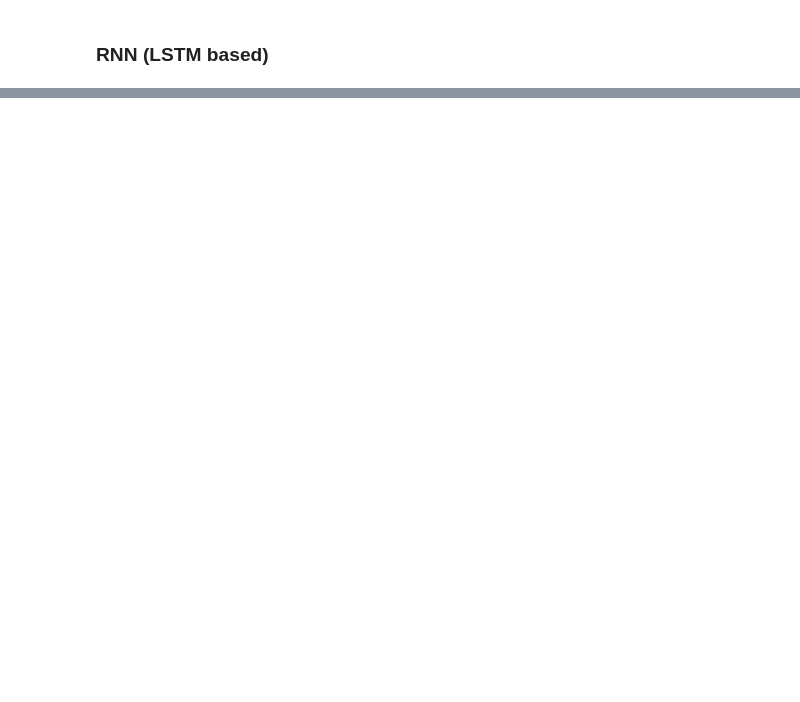
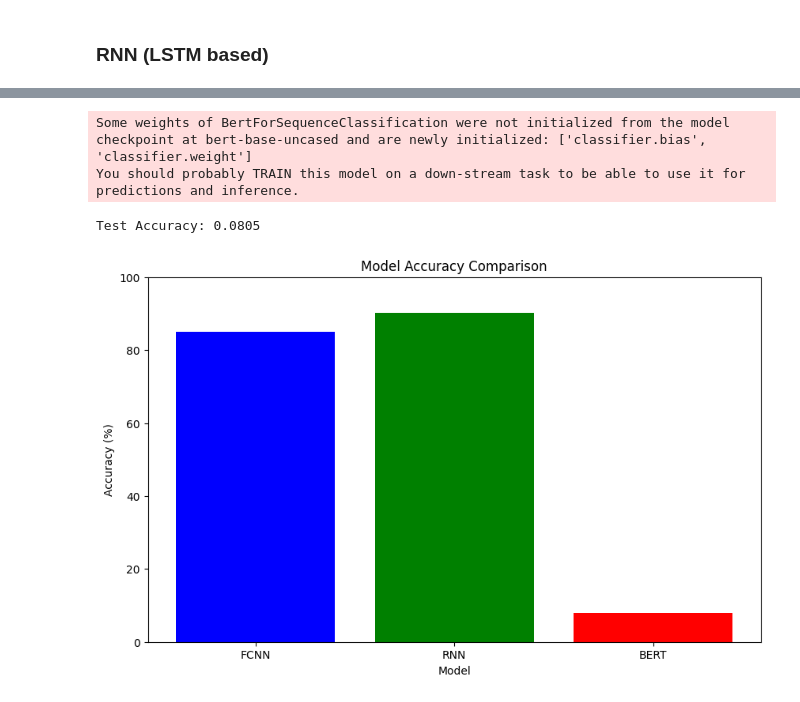
Before and after one commit to SanaDG/NLP_Project, a Jupyter notebook: NLP_Project.ipynb, the cells around one changed output, grey strips where cells are left out. Cells and saved outputs as stored; diff of their text form; code cells hidden in the pictures; blank space fills up the shorter version.

```diff
--- a/NLP_Project.ipynb
+++ b/NLP_Project.ipynb
@@ -228,0 +406,56 @@ Test Accuracy: 0.9100000262260437
+# %%
+from transformers import BertTokenizer, BertForSequenceClassification
+import torch
+import numpy as np
+
+# Load the model and tokenizer
+model_name = 'bert-base-uncased'
+model = BertForSequenceClassification.from_pretrained(model_name, num_labels=len(encoder.classes_))
+tokenizer = BertTokenizer.from_pretrained(model_name)
+
+# Ensure the model is in evaluation mode
+model.eval()
+
+# Convert test data to BERT format
+def tokenize_and_encode(texts, tokenizer, max_length=100):
+    encodings = tokenizer(texts, truncation=True, padding=True, max_length=max_length, return_tensors='pt')
+    return encodings
+
+test_encodings = tokenize_and_encode(test_data['clean_text'].tolist(), tokenizer)
+
+# Define a function to get predictions
+def get_predictions(model, encodings):
+    with torch.no_grad():
+        outputs = model(**encodings)
+        logits = outputs.logits
+        predictions = torch.argmax(logits, dim=1).numpy()
+    return predictions
+
+# Get predictions
+y_pred = get_predictions(model, test_encodings)
+# %% [output]
+Some weights of BertForSequenceClassification were not initialized from the model checkpoint at bert-base-uncased and are newly initialized: ['classifier.bias', 'classifier.weight']
+You should probably TRAIN this model on a down-stream task to be able to use it for predictions and inference.
+# %%
+from sklearn.metrics import accuracy_score
+
+# Compute accuracy
+accuracy = accuracy_score(y_test, y_pred)
+print(f'Test Accuracy: {accuracy}')
+# %% [output]
+Test Accuracy: 0.0805
+# %%
+import matplotlib.pyplot as plt
+
+models = ['FCNN', 'RNN', 'BERT']
+accuracies = [85.1, 90.3, 8.05]
+
+plt.figure(figsize=(10, 6))
+plt.bar(models, accuracies, color=['blue', 'green', 'red'])
+plt.xlabel('Model')
+plt.ylabel('Accuracy (%)')
+plt.title('Model Accuracy Comparison')
+plt.ylim(0, 100)
+plt.show()
+# %% [output]
+[figure, added]
```
Also changed, not shown: parts of 20 cells of this notebook.
